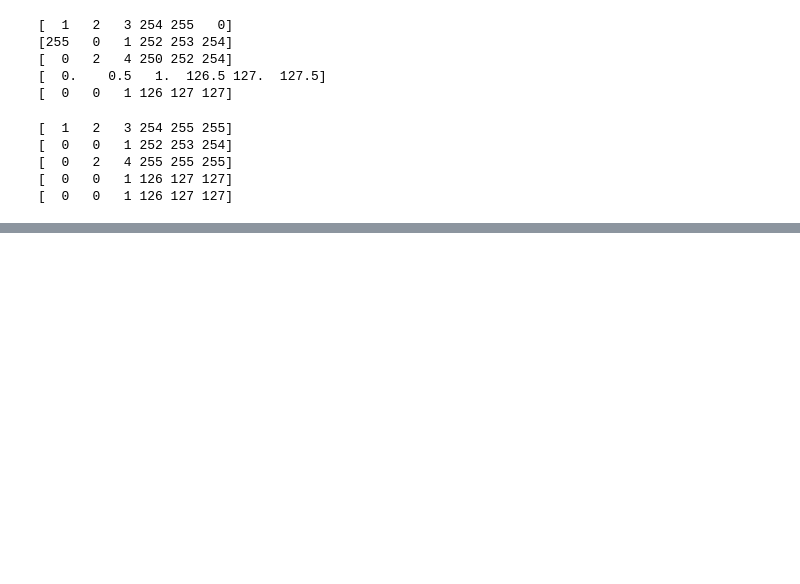
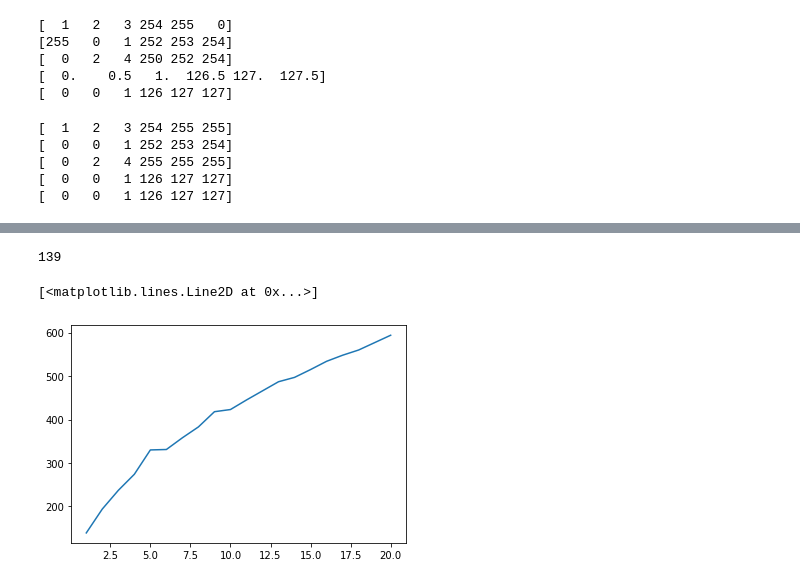
Before and after one commit to hnkm525/Infinity_Numpy, a Jupyter notebook: InfinityNumpy_chap2.ipynb, the cells around one changed output, grey strips where cells are left out. Drawn from its saved outputs; the diff is of its cells as text; code cells hidden in the pictures; blank space fills up the shorter version.

```diff
--- a/InfinityNumpy_chap2.ipynb
+++ b/InfinityNumpy_chap2.ipynb
@@ -240,0 +311,35 @@ print(np.clip(arr//2, 0, 255).astype(np.uint8))
+# %%
+# Q20:最小討伐人数
+num_heros = 1
+satan_attack_freq=1
+satan_base_power=80
+while(True):
+  if battle(num_heros, satan_base_power, satan_attack_freq)[0] > 0:
+    print(num_heros)
+    break
+  else:
+    num_heros += 1
+# %% [output]
+139
+# %%
+# Q21:魔王のスピード
+import matplotlib.pyplot as plt
+
+freqs = np.arange(1, 21)
+min_toubatsus = np.ones(20)
+
+for i, freq in enumerate(freqs):
+  num_heros = 1
+  satan_base_power=80
+  while(True):
+    if battle(num_heros, satan_base_power, freq)[0] > 0:
+      min_toubatsus[i] = num_heros
+      break
+    else:
+      num_heros += 1
+
+plt.plot(freqs, min_toubatsus)
+plt.show()
+# %% [output]
+[<matplotlib.lines.Line2D at 0x...>]
+[figure, added]
```
Also changed, not shown: parts of 3 cells of this notebook.
